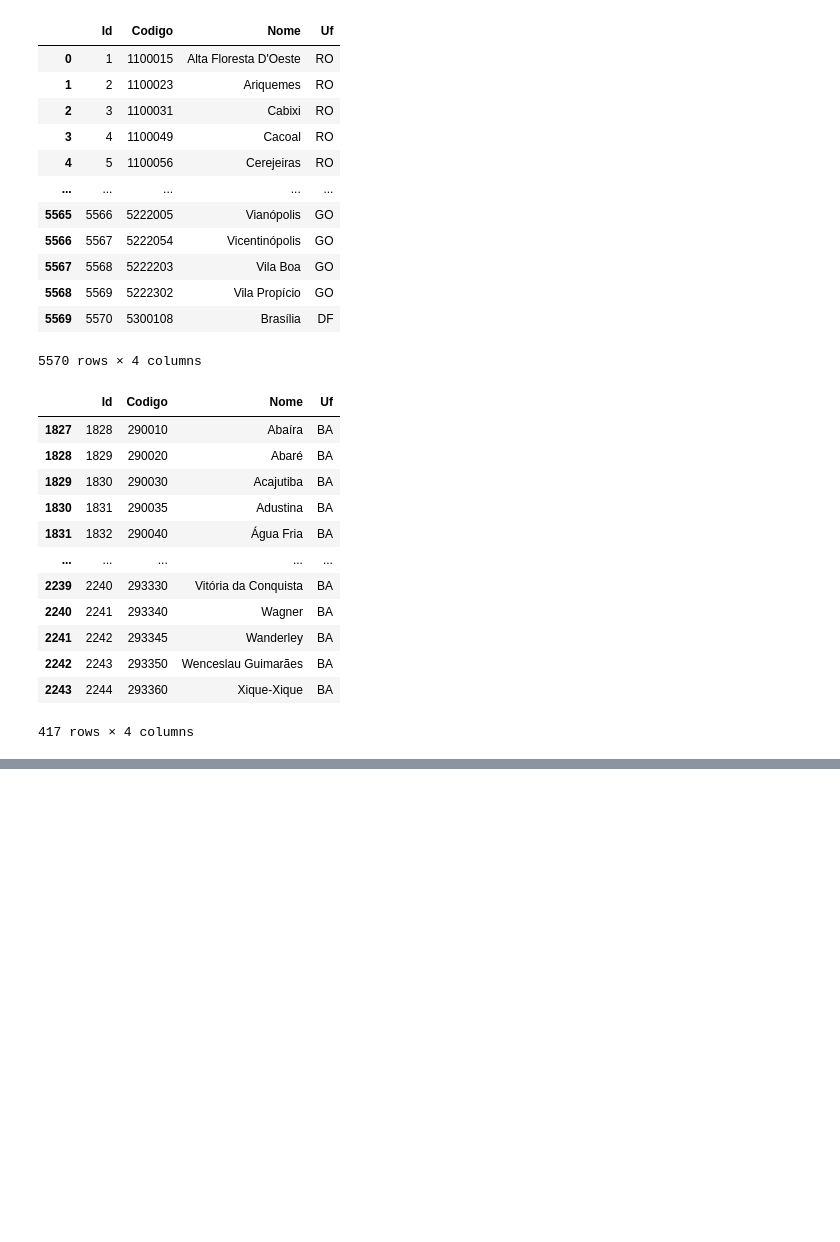
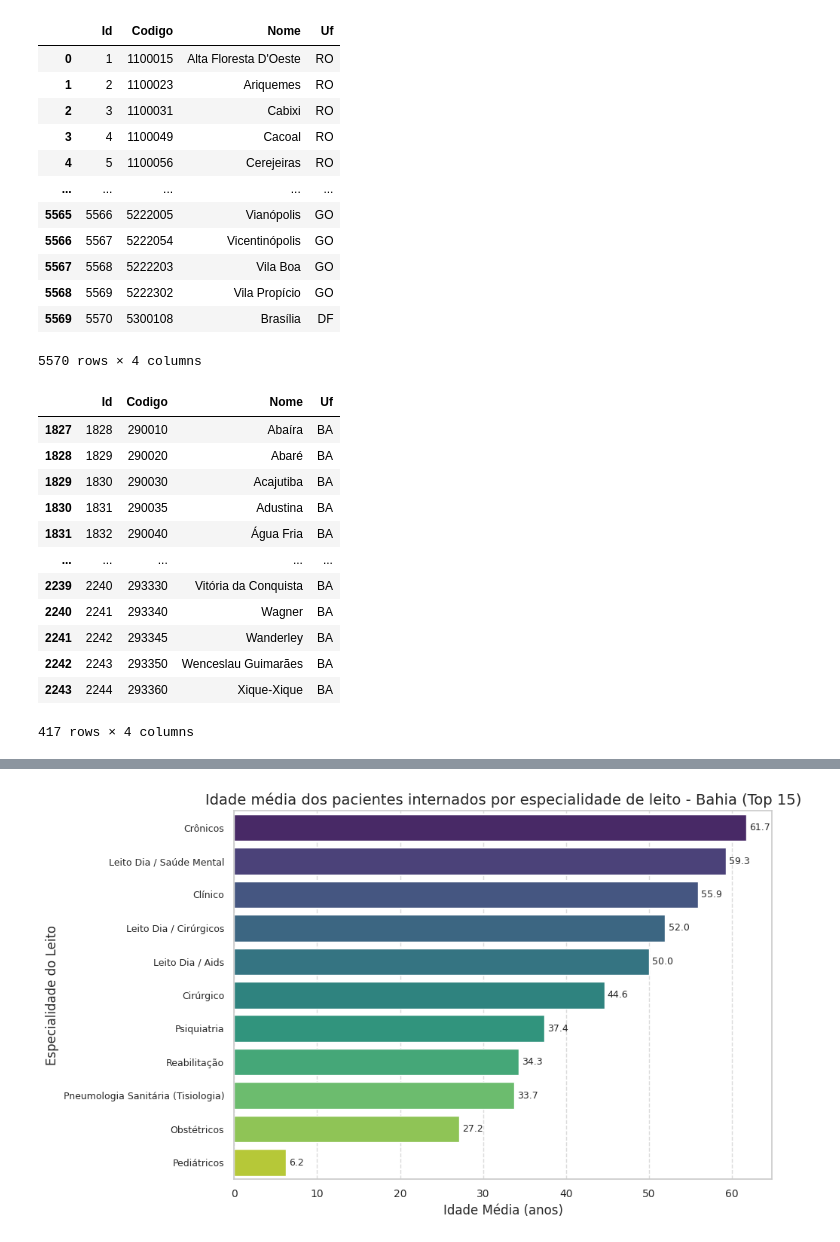
Before and after one commit to Maikoandre/DataSUS-Analysis, a Jupyter notebook: sia_analysis.ipynb, the cells around one changed output, grey strips where cells are left out. Cells and saved outputs as stored; diff of their text form; code cells hidden in the pictures; blank space fills up the shorter version.

```diff
--- a/sia_analysis.ipynb
+++ b/sia_analysis.ipynb
@@ -259,0 +263,94 @@ plt.show()
+# %%
+import pandas as pd
+import matplotlib.pyplot as plt
+import seaborn as sns
+
+# Dicionário de mapeamento para ESPEC com base na lista do usuário
+# Códigos são inteiros para corresponder ao dtype int64 da coluna ESPEC
+# Removendo os prefixos (ex: "01-") para um gráfico mais limpo
+map_espec = {
+    1: 'Cirúrgico',
+    2: 'Obstétricos',
+    3: 'Clínico',
+    4: 'Crônicos',
+    5: 'Psiquiatria',
+    6: 'Pneumologia Sanitária (Tisiologia)',
+    7: 'Pediátricos',
+    8: 'Reabilitação',
+    9: 'Leito Dia / Cirúrgicos',
+    10: 'Leito Dia / Aids',
+    11: 'Leito Dia / Fibrose Cística',
+    12: 'Leito Dia / Intercorrência Pós-Transplante',
+    13: 'Leito Dia / Geriatria',
+    14: 'Leito Dia / Saúde Mental',
+    51: 'UTI II Adulto COVID 19',
+    52: 'UTI II Pediátrica COVID 19',
+    64: 'Unidade Intermediária',
+    65: 'Unidade Intermediária Neonatal',
+    74: 'UTI I',
+    75: 'UTI Adulto II',
+    76: 'UTI Adulto III',
+    77: 'UTI Infantil I',
+    78: 'UTI Infantil II',
+    79: 'UTI Infantil III',
+    80: 'UTI Neonatal I',
+    81: 'UTI Neonatal II',
+    82: 'UTI Neonatal III',
+    83: 'UTI Queimados',
+    84: 'Acolhimento Noturno',
+    85: 'UTI Coronariana-UCO tipo II',
+    86: 'UTI Coronariana-UCO tipo III',
+    87: 'Saúde Mental (Clínico)',
+    88: 'Queimado Adulto (Clínico)',
+    89: 'Queimado Pediátrico (Clínico)',
+    90: 'Queimado Adulto (Cirúrgico)',
+    91: 'Queimado Pediátrico (Cirúrgico)',
+    92: 'UCI Neonatal Convencional',
+    93: 'UCI Neonatal Canguru',
+    94: 'UCI Pediátrico',
+    95: 'UCI Adulto',
+    96: 'Suporte Ventilatório Pulmonar COVID-19'
+}
+
+# Adicionar a coluna com as descrições
+# (Assumindo que df_bahia já existe)
+df_bahia['Especialidade_Desc'] = df_bahia['ESPEC'].map(map_espec)
+
+# Calcular idade média por especialidade de leito (usando a descrição)
+# Assegurar que IDADE é numérica para o .mean()
+df_bahia['IDADE'] = pd.to_numeric(df_bahia['IDADE'], errors='coerce')
+
+idade_media = (
+    df_bahia.groupby('Especialidade_Desc')['IDADE']
+    .mean()
+    .reset_index()
+    .sort_values(by='IDADE', ascending=False)
+)
+# Manter o .head(15) conforme o código colado
+idade_media = idade_media.head(15)
+
+# Criar gráfico de barras horizontais
+sns.set(style="whitegrid")
+plt.figure(figsize=(10, 6))
+
+# Usar 'y' para a nova coluna 'Especialidade_Desc' e 'x' para 'IDADE'
+ax = sns.barplot(data=idade_media, y='Especialidade_Desc', x='IDADE', palette='viridis')
+
+# Títulos e rótulos (corrigidos para o gráfico horizontal)
+plt.title('Idade média dos pacientes internados por especialidade de leito - Bahia (Top 15)', fontsize=14)
+plt.xlabel('Idade Média (anos)', fontsize=12) # Label X correta
+plt.ylabel('Especialidade do Leito', fontsize=12) # Label Y correta
+
+# Melhorar legibilidade
+plt.yticks(fontsize=9)
+plt.xticks(fontsize=10)
+plt.grid(axis='x', linestyle='--', alpha=0.7)
+
+# Rótulos nos valores (à direita das barras)
+for container in ax.containers:
+    ax.bar_label(container, fmt='%.1f', label_type='edge', fontsize=9, padding=3)
+
+plt.tight_layout()
+plt.show()
+# %% [output]
+[figure, added]
```
Also changed, not shown: parts of 22 cells of this notebook.
